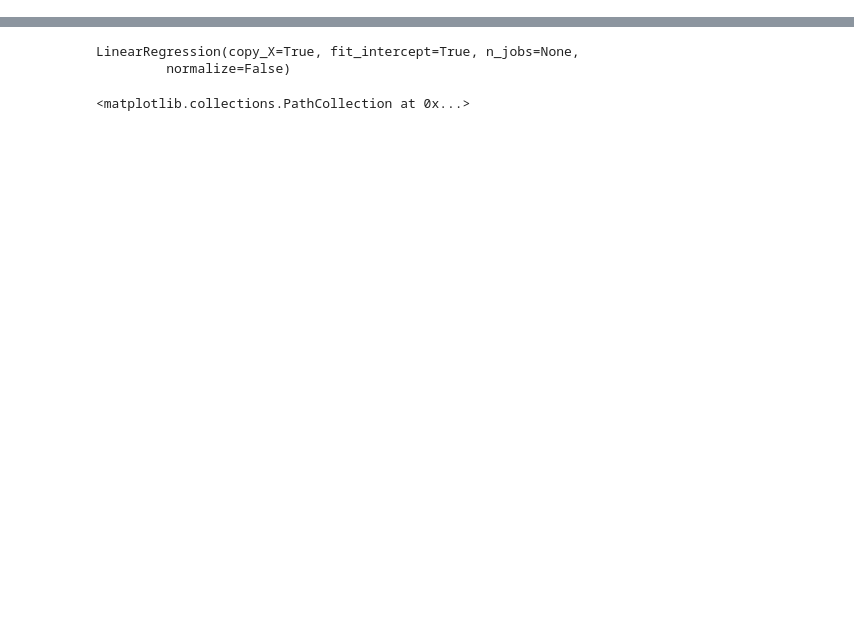
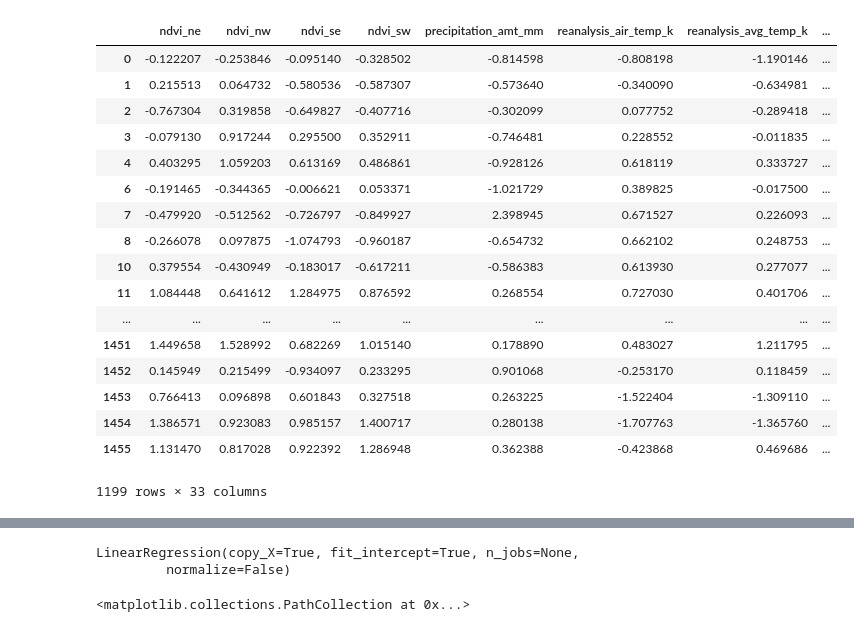
Before and after one commit to Akeelahamed17/Projects, a Jupyter notebook: DengAI/DengAI Predictions.ipynb, the cells around one changed output, grey strips where cells are left out. Cells and saved outputs as stored; diff of their text form; code cells hidden in the pictures; blank space fills up the shorter version.

```diff
--- a/DengAI/DengAI Predictions.ipynb
+++ b/DengAI/DengAI Predictions.ipynb
@@ -170,0 +66,3 @@ X_train, X_test, y_train, y_test = train_test_split(X, y, test_size=0.4, random_
+# %%
+def extract_month(s):
+    return int(s[5:7])
@@ -170,0 +80,38 @@ X_train, X_test, y_train, y_test = train_test_split(X, y, test_size=0.4, random_
+# %%
+def pre_process(X, train = True):
+    """
+    Extracts the month out of date and converts it to a one hot
+    Standardizes the numerical features
+    Converts the city column to a boolean feature
+    """
+    # Converting the city column into a boolean, since we just have two cities
+    is_sj = X.city == 'sj'
+
+    #Extracting month from the date
+    months = X.week_start_date.apply(extract_month)
+
+    # Removing the dates info for now
+    X.drop(['city', 'year', 'weekofyear', 'week_start_date'], axis=1, inplace=True)
+
+    if train:
+        # Dropping the rows with null values for now
+        X.dropna(inplace=True)
+    else:
+        X.fillna(0,inplace=True)
+
+    # Standardizing the data
+    scaler = StandardScaler()
+    X[X.columns] = scaler.fit_transform(X)
+
+    # Adding the city boolean column
+    X['is_sj'] = is_sj.loc[X.index]
+
+    sliced_months = months.loc[X.index]
+    # Month one hot features
+    month_features = pd.get_dummies(sliced_months)
+    X = X.join(month_features)
+
+    # Alternatively use months as a discrete feature
+    #X = X.join(sliced_months)
+
+    return X
@@ -170,0 +128,21 @@ X_train, X_test, y_train, y_test = train_test_split(X, y, test_size=0.4, random_
+# %%
+pre_process(dengue_features_train)
+# %% [output]
+|  | ndvi_ne | ndvi_nw | ndvi_se | ndvi_sw | precipitation_amt_mm | reanalysis_air_temp_k | reanalysis_avg_temp_k | ... |
+| 0 | -0.122207 | -0.253846 | -0.095140 | -0.328502 | -0.814598 | -0.808198 | -1.190146 | ... |
+| 1 | 0.215513 | 0.064732 | -0.580536 | -0.587307 | -0.573640 | -0.340090 | -0.634981 | ... |
+| 2 | -0.767304 | 0.319858 | -0.649827 | -0.407716 | -0.302099 | 0.077752 | -0.289418 | ... |
+| 3 | -0.079130 | 0.917244 | 0.295500 | 0.352911 | -0.746481 | 0.228552 | -0.011835 | ... |
+| 4 | 0.403295 | 1.059203 | 0.613169 | 0.486861 | -0.928126 | 0.618119 | 0.333727 | ... |
+| 6 | -0.191465 | -0.344365 | -0.006621 | 0.053371 | -1.021729 | 0.389825 | -0.017500 | ... |
+| 7 | -0.479920 | -0.512562 | -0.726797 | -0.849927 | 2.398945 | 0.671527 | 0.226093 | ... |
+| 8 | -0.266078 | 0.097875 | -1.074793 | -0.960187 | -0.654732 | 0.662102 | 0.248753 | ... |
+| 10 | 0.379554 | -0.430949 | -0.183017 | -0.617211 | -0.586383 | 0.613930 | 0.277077 | ... |
+| 11 | 1.084448 | 0.641612 | 1.284975 | 0.876592 | 0.268554 | 0.727030 | 0.401706 | ... |
+| ... | ... | ... | ... | ... | ... | ... | ... | ... |
+| 1451 | 1.449658 | 1.528992 | 0.682269 | 1.015140 | 0.178890 | 0.483027 | 1.211795 | ... |
+| 1452 | 0.145949 | 0.215499 | -0.934097 | 0.233295 | 0.901068 | -0.253170 | 0.118459 | ... |
+| 1453 | 0.766413 | 0.096898 | 0.601843 | 0.327518 | 0.263225 | -1.522404 | -1.309110 | ... |
+| 1454 | 1.386571 | 0.923083 | 0.985157 | 1.400717 | 0.280138 | -1.707763 | -1.365760 | ... |
+| 1455 | 1.131470 | 0.817028 | 0.922392 | 1.286948 | 0.362388 | -0.423868 | 0.469686 | ... |
+1199 rows × 33 columns
```
Also changed, not shown: parts of 68 cells of this notebook, 9 other files.
